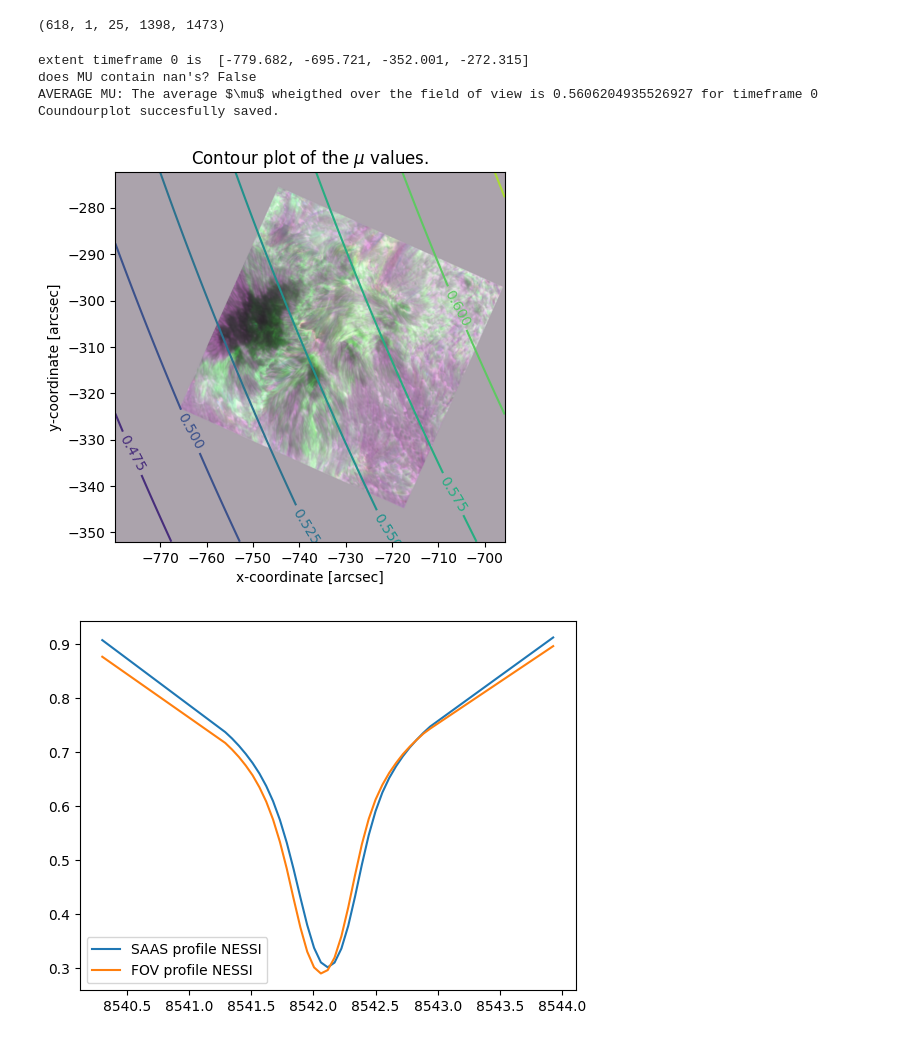
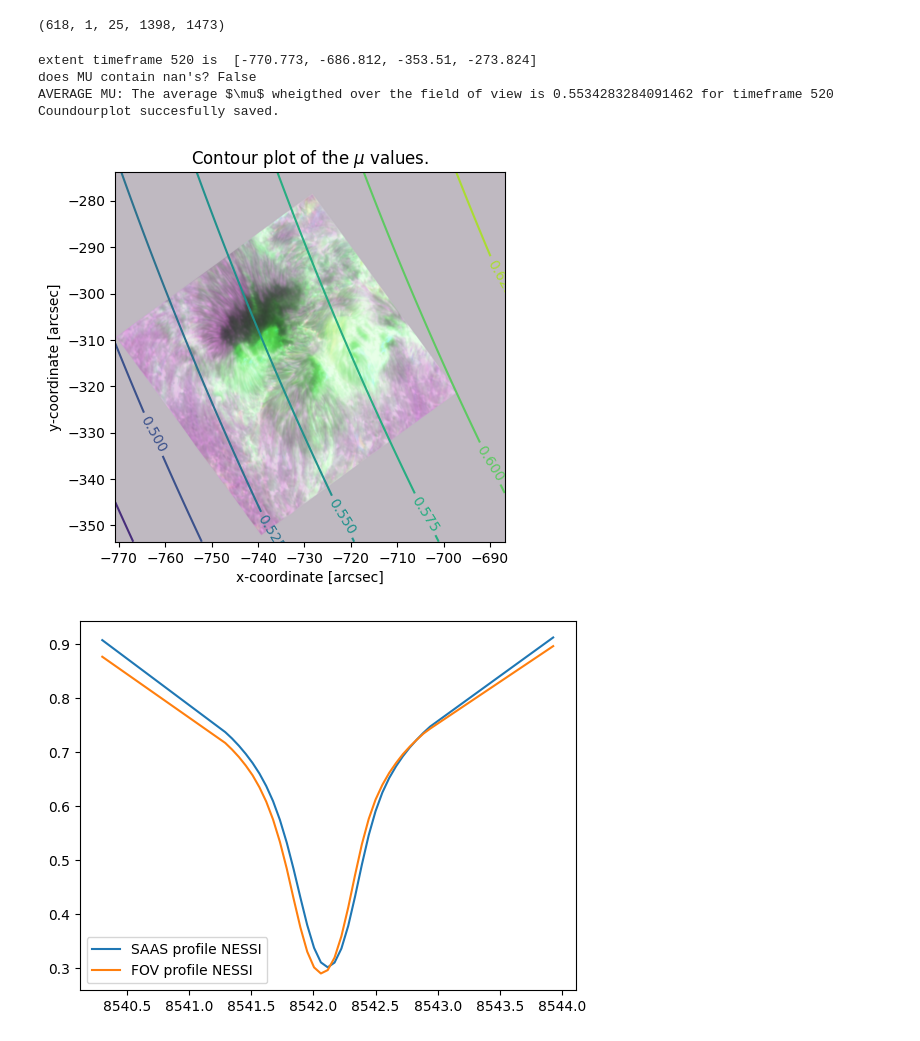
Before and after one commit to demichieldewilde/solar-flares, a Jupyter notebook: data/2014-09-06/saas_CaIR14a.ipynb, the cells around one changed output. Saved outputs shown, nothing was run; the diff lists cells and outputs as text; code cells hidden in the pictures.

```diff
--- a/data/2014-09-06/saas_CaIR14a.ipynb
+++ b/data/2014-09-06/saas_CaIR14a.ipynb
@@ -339,33 +339,33 @@ def give_mu_contourplot(MU, X, Y, extent, timeFrame=0, over=None, save=False, sa
         return av_mu
 # %%
 
-frame = 0
+frame = 520
 extent = timeframe_to_extent(frame, ttff)
 xx, yy, MU = extent_to_grid(extent, CaIR.shape, invert=False, angle=0)
 xx0=xx
 yy0=yy
 
 mu = give_mu_contourplot(
     MU,
     xx,
     yy,
     extent,
     over=CaIR,
     save=True,
     save_name=CaIR.name_of_line,
     timeFrame=frame,
 )
 sst_data = CaIR
 theor_line = theor_CaIR
 set_mu(CaIR, mu)
 fix_mu_theor(mu, theor_line)
 # theor_line.sst_mu[theor_CaIR.index_mu], theor_line.sst_clv[theor_CaIR.index_mu][0], clv_fit(mu, theor_line)
 # %% [output]
-extent timeframe 0 is  [-779.682, -695.721, -352.001, -272.315]
+extent timeframe 520 is  [-770.773, -686.812, -353.51, -273.824]
 does MU contain nan's? False
-AVERAGE MU: The average $\mu$ wheigthed over the field of view is 0.5606204935526927 for timeframe 0
+AVERAGE MU: The average $\mu$ wheigthed over the field of view is 0.5534283284091462 for timeframe 520
 Coundourplot succesfully saved.
-[figure, old version]
+[figure, new version]
 # %%
 theor_CaIR.set_fov( xx, yy, CaIR.boundary, sr=959.63)
 # %% [output]
```
Also changed, not shown: 12 other files.
